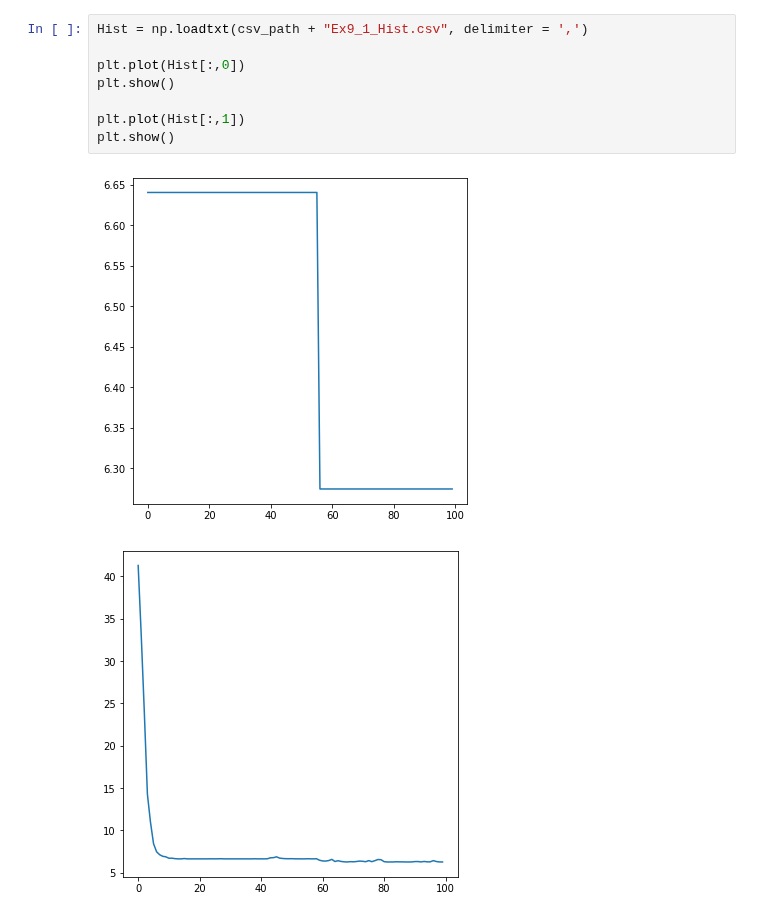
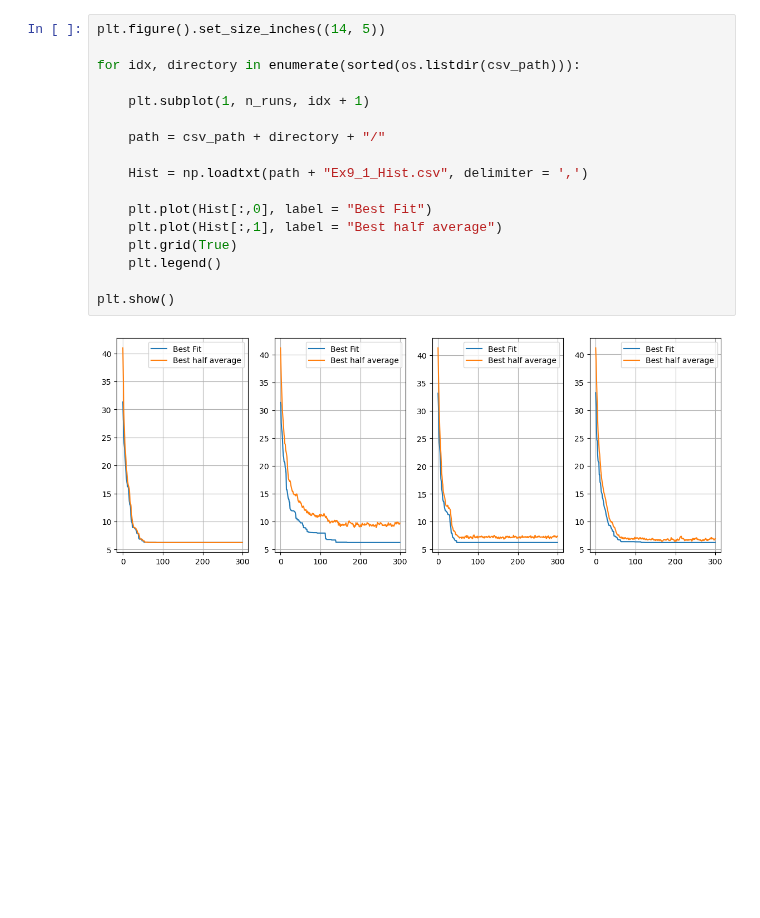
Before and after one commit to YggdrasilUrthr/NSL, a Jupyter notebook: Lab9/Lab9.ipynb, the cells around one changed output. Drawn from its saved outputs; the diff is of its cells as text; blank space fills up the shorter version.

```diff
--- a/Lab9/Lab9.ipynb
+++ b/Lab9/Lab9.ipynb
@@ -25,12 +38,20 @@ plt.show()
-# %%
-Hist = np.loadtxt(csv_path + "Ex9_1_Hist.csv", delimiter = ',')
-
-plt.plot(Hist[:,0])
-plt.show()
-
-plt.plot(Hist[:,1])
-plt.show()
-# %% [output]
-[figure, removed]
-[figure, removed]
+# %%
+plt.figure().set_size_inches((14, 5))
+
+for idx, directory in enumerate(sorted(os.listdir(csv_path))):
+
+    plt.subplot(1, n_runs, idx + 1)
+
+    path = csv_path + directory + "/"
+
+    Hist = np.loadtxt(path + "Ex9_1_Hist.csv", delimiter = ',')
+
+    plt.plot(Hist[:,0], label = "Best Fit")
+    plt.plot(Hist[:,1], label = "Best half average")
+    plt.grid(True)
+    plt.legend()
+
+plt.show()
+# %% [output]
+[figure, added]
 # %%
```
Also changed, not shown: parts of 8 cells of this notebook, 48 other files.
